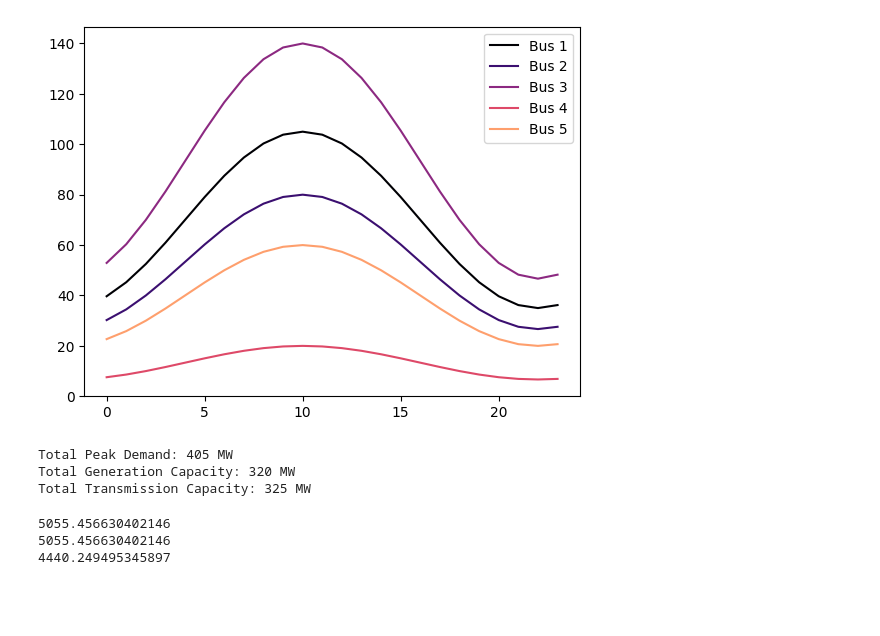
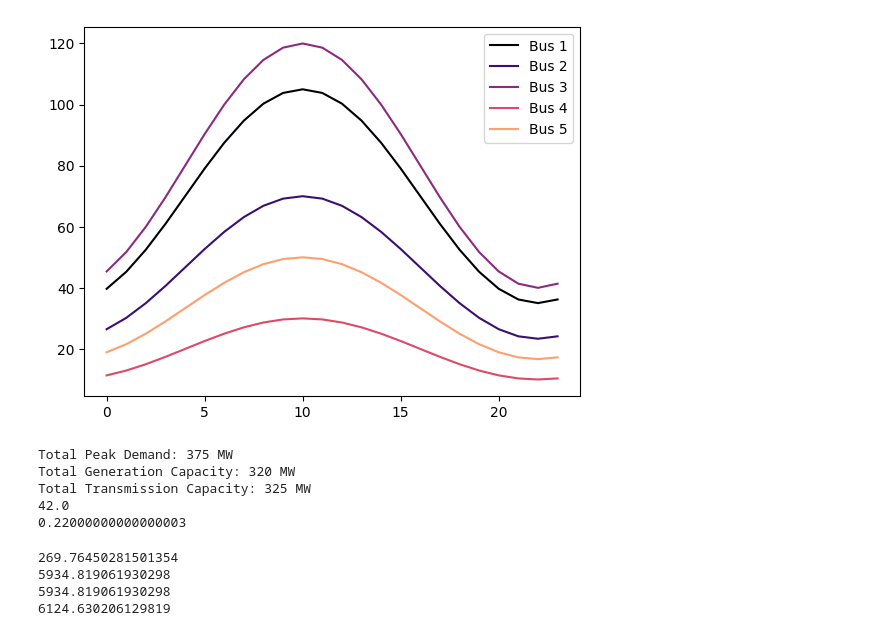
Before and after one commit to Charles-Gulian/optimal-rolling-blackout, a Jupyter notebook: MSA-testing.ipynb, the cells around one changed output. Drawn from its saved outputs; the diff is of its cells as text; code cells hidden in the pictures; blank space fills up the shorter version.

```diff
--- a/MSA-testing.ipynb
+++ b/MSA-testing.ipynb
@@ -30,43 +30,50 @@ time = np.arange(24)
 
 # Load
 load_shape =  (np.sin(2 * np.pi * time / T - np.pi / 3) + 2) / 3
-peak_demand = np.array([105, 80, 140, 20, 60])
+peak_demand = np.array([105, 70, 120, 30, 50])
 load = (peak_demand * load_shape.reshape(-1, 1)).T
 
 # Plot load shapes
 cmap = plt.colormaps["magma"]
 labels = [f"Bus {i+1}" for i in range(nb)]
 colors = [cmap(i/5) for i in range(nb)]
 for i in range(nb):
     plt.plot(time, load[i, :], color=colors[i], label=labels[i])
 plt.legend()
 plt.show()
 
 # Print total peak demand
 print(f"Total Peak Demand: {peak_demand.sum()} MW")
 
 # Generation
 pmax = np.array([150, 95, 75])
 print(f"Total Generation Capacity: {pmax.sum()} MW")
 
 # Lines
 fmax = np.array([100, 50, 100, 75])
 print(f"Total Transmission Capacity: {fmax.sum()} MW")
 
 # VoLL Dynamics
-voll = 10 # $/kWh - baseline VoLL
-gamma = 0.5 # Discount rate
-beta = -5 # Sensitivity
-assert voll + gamma / beta >= 0
+voll = 22 # $/kWh - baseline VoLL
+gamma = 0.6 # Discount rate
+beta = 12 # VoLL sensitivity
+print(voll + beta / gamma)
+assert voll + beta / gamma > 0
+
+# Fairness
+epsilon = 0.1
+print(((1 + epsilon) / nb))
 
 # Reshape data
 pmax = np.tile(pmax[:, None], (1, T))
 fmax = np.tile(fmax[:, None], (1, T))
 # %% [output]
-[figure, old version]
+[figure, new version]
-Total Peak Demand: 405 MW
+Total Peak Demand: 375 MW
 Total Generation Capacity: 320 MW
 Total Transmission Capacity: 325 MW
+42.0
+0.22000000000000003
 # %%
 # CVXPY Model
 
@@ -90,9 +97,9 @@ d.value = load
 max_z = cp.max(cp.sum(z, axis=1))
 
 # Objectives
+total_ue = cp.sum(u)
 ue_costs = cp.sum(cp.multiply(v, u) + cp.multiply(beta * x[:, :-1], u)) # Minimize unserved energy costs with static state variable
 hamiltonian = ue_costs + cp.sum(cp.multiply(lam[:, 1:], z)) # Minimize Hamiltonian
-fairness = cp.sum(cp.max(z, axis=0)) # Minimize worst-case fraction of load shed in every hour
 
 # Constraints
 constraints = [
@@ -102,22 +109,35 @@ constraints = [
     f >= -fmax,
     u == cp.multiply(d, z),
     z <= 1,
-    max_z <= 0.25 * cp.sum(z), # Fairness constraint
+    max_z <= ((1 + epsilon) / nb) * cp.sum(z), # Fairness constraint
 ]
 
 # Problem
+problem = cp.Problem(cp.Minimize(total_ue), constraints)
+
+# Solve with total unserved energy objective
+min_ue = problem.solve("GUROBI")
+
+# Add lexicographic constraint
+constraints += [
+    total_ue <= min_ue
+]
+
+# Define Hamiltonian problem
 problem = cp.Problem(cp.Minimize(hamiltonian), constraints)
 
-# Solve
-result = problem.solve("GUROBI")
+# Solve with Hamiltonian objective
+min_cost = problem.solve("GUROBI")
 
-print(result)
+print(min_ue)
+print(min_cost)
 print(H_eval())
 print(J_eval(z.value))
 # %% [output]
-5055.456630402146
-5055.456630402146
-4440.249495345897
+269.76450281501354
+5934.819061930298
+5934.819061930298
+6124.630206129819
 # %%
 def x_eval(z):
     # State trajectory eval
```
Also changed, not shown: parts of 7 cells of this notebook, 8 other files.
